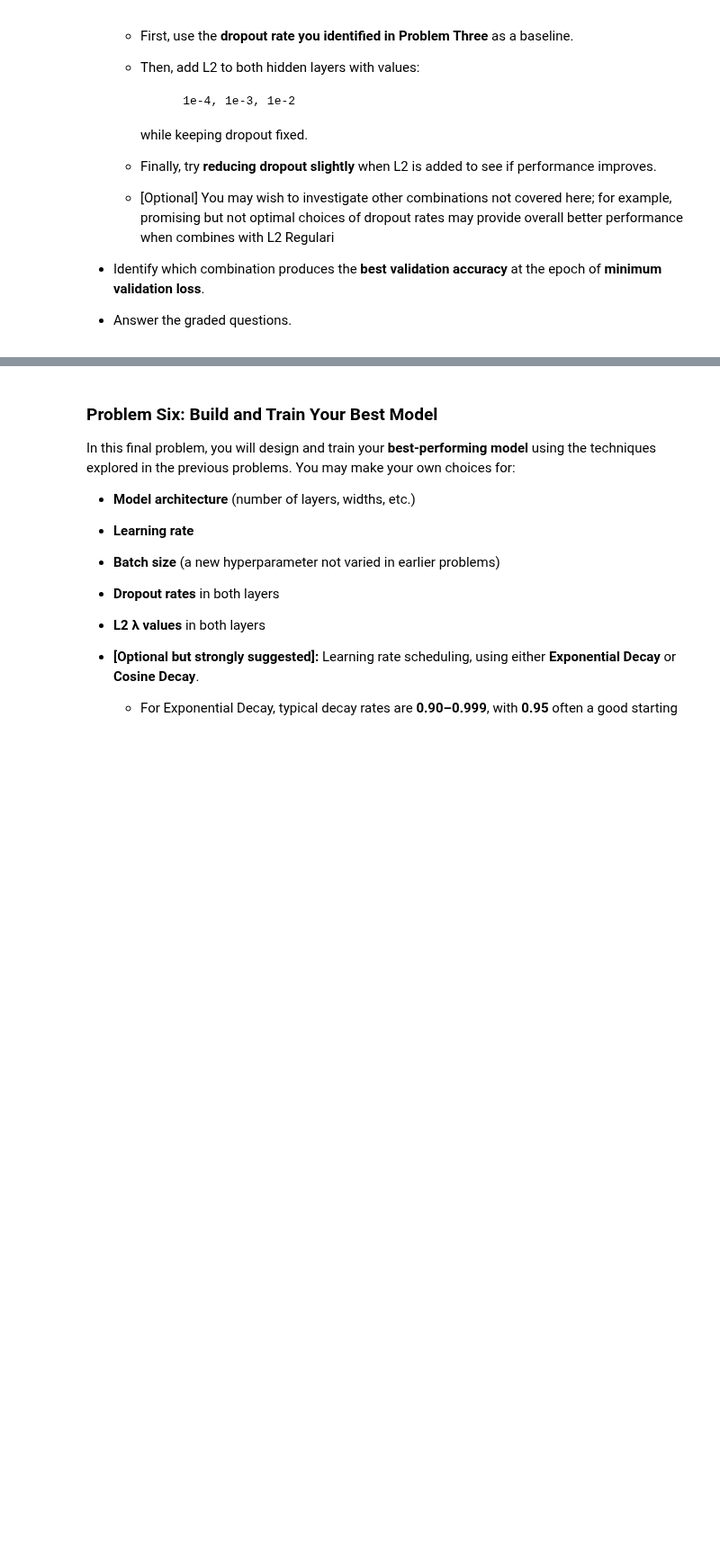
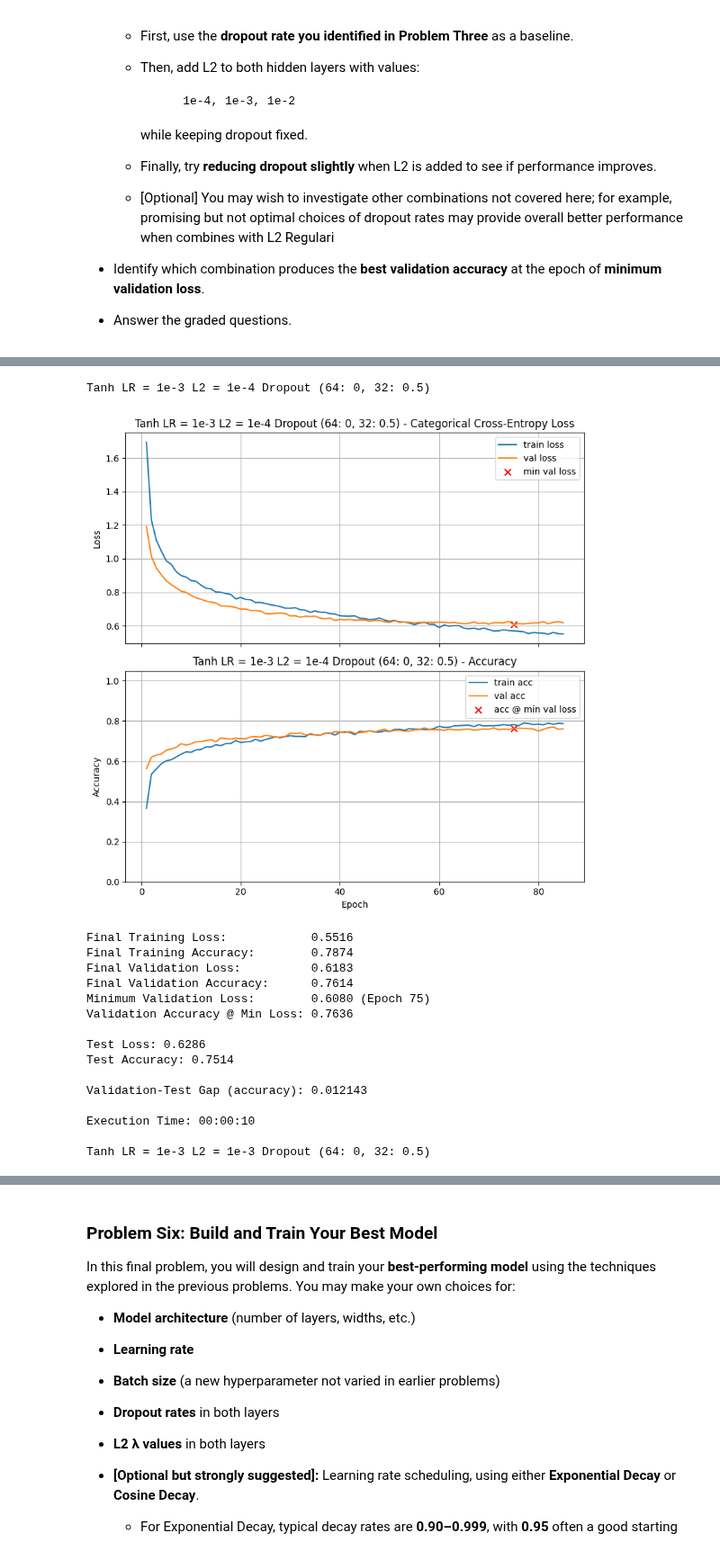
Before and after one commit to aidandig/DX703-HW, a Jupyter notebook: Homework_03.ipynb, the cells around one changed output, grey strips where cells are left out. Shown at 90% size. Drawn from its saved outputs; the diff is of its cells as text; code cells hidden in the pictures; blank space fills up the shorter version.

Commit message:
best L2 and dropout combination

```diff
--- a/Homework_03.ipynb
+++ b/Homework_03.ipynb
@@ -1083,2 +1088,78 @@ In this problem, you will explore how **dropout** and **L2 regularization** can
 # %%
-# Your code here. Add as many cells as you need.
+train_and_test(model=build_model(X_train.shape[1], [ (64, 'tanh', 1e-4, 0), (32, 'tanh', 1e-4, 0.5)], n_classes),
+               epochs=500,
+               lr_schedule=1e-3,
+               optimizer='Adam',
+               batch_size=64,
+               use_early_stopping=True,
+               patience=10,
+               min_delta=0.0001,
+               title='Tanh LR = 1e-3 L2 = 1e-4 Dropout (64: 0, 32: 0.5)')
+
+train_and_test(model=build_model(X_train.shape[1], [ (64, 'tanh', 1e-3, 0), (32, 'tanh', 1e-3, 0.5)], n_classes),
+               epochs=500,
+               lr_schedule=1e-3,
+               optimizer='Adam',
+               batch_size=64,
+               use_early_stopping=True,
+               patience=10,
+               min_delta=0.0001,
+               title='Tanh LR = 1e-3 L2 = 1e-3 Dropout (64: 0, 32: 0.5)')
+
+train_and_test(model=build_model(X_train.shape[1], [ (64, 'tanh', 1e-2, 0), (32, 'tanh', 1e-2, 0.5)], n_classes),
+               epochs=500,
+               lr_schedule=1e-3,
+               optimizer='Adam',
+               batch_size=64,
+               use_early_stopping=True,
+               patience=10,
+               min_delta=0.0001,
+               title='Tanh LR = 1e-3 L2 = 1e-2 Dropout (64: 0, 32: 0.5)')
+
+train_and_test(model=build_model(X_train.shape[1], [ (64, 'tanh', 1e-4, 0), (32, 'tanh', 1e-4, 0.4)], n_classes),
+               epochs=500,
+               lr_schedule=1e-3,
+               optimizer='Adam',
+               batch_size=64,
+               use_early_stopping=True,
+               patience=10,
+               min_delta=0.0001,
+               title='Tanh LR = 1e-3 L2 = 1e-4 Dropout (64: 0, 32: 0.4)')
+
+train_and_test(model=build_model(X_train.shape[1], [ (64, 'tanh', 1e-3, 0), (32, 'tanh', 1e-3, 0.4)], n_classes),
+               epochs=500,
+               lr_schedule=1e-3,
+               optimizer='Adam',
+               batch_size=64,
+               use_early_stopping=True,
+               patience=10,
+               min_delta=0.0001,
+               title='Tanh LR = 1e-3 L2 = 1e-3 Dropout (64: 0, 32: 0.4)')
+
+train_and_test(model=build_model(X_train.shape[1], [ (64, 'tanh', 1e-2, 0), (32, 'tanh', 1e-2, 0.4)], n_classes),
+               epochs=500,
+               lr_schedule=1e-3,
+               optimizer='Adam',
+               batch_size=64,
+               use_early_stopping=True,
+               patience=10,
+               min_delta=0.0001,
+               title='Tanh LR = 1e-3 L2 = 1e-2 Dropout (64: 0, 32: 0.4)')
+# %% [output]
+Tanh LR = 1e-3 L2 = 1e-4 Dropout (64: 0, 32: 0.5)
+[figure, added]
+Final Training Loss:            0.5516
+Final Training Accuracy:        0.7874
+Final Validation Loss:          0.6183
+Final Validation Accuracy:      0.7614
+Minimum Validation Loss:        0.6080 (Epoch 75)
+Validation Accuracy @ Min Loss: 0.7636
+
+Test Loss: 0.6286
+Test Accuracy: 0.7514
+
+Validation-Test Gap (accuracy): 0.012143
+
+Execution Time: 00:00:10
+
+Tanh LR = 1e-3 L2 = 1e-3 Dropout (64: 0, 32: 0.5)
```
Also changed, not shown: parts of 5 cells of this notebook.
